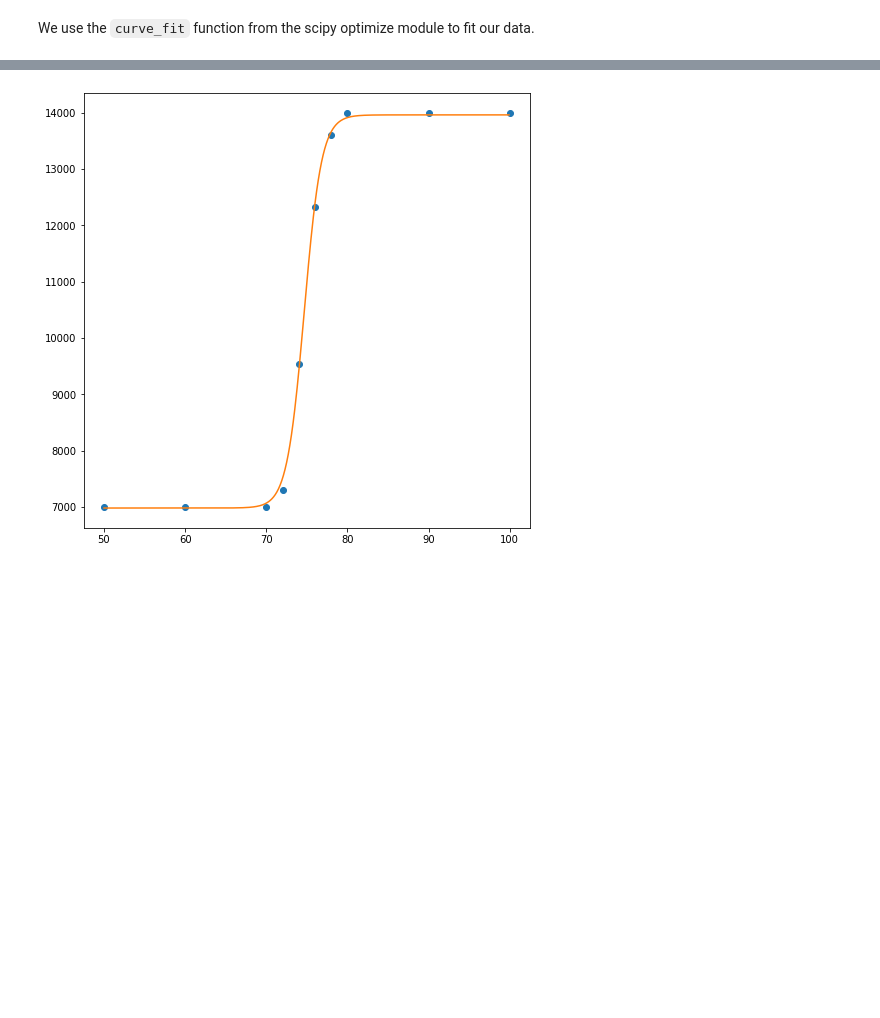
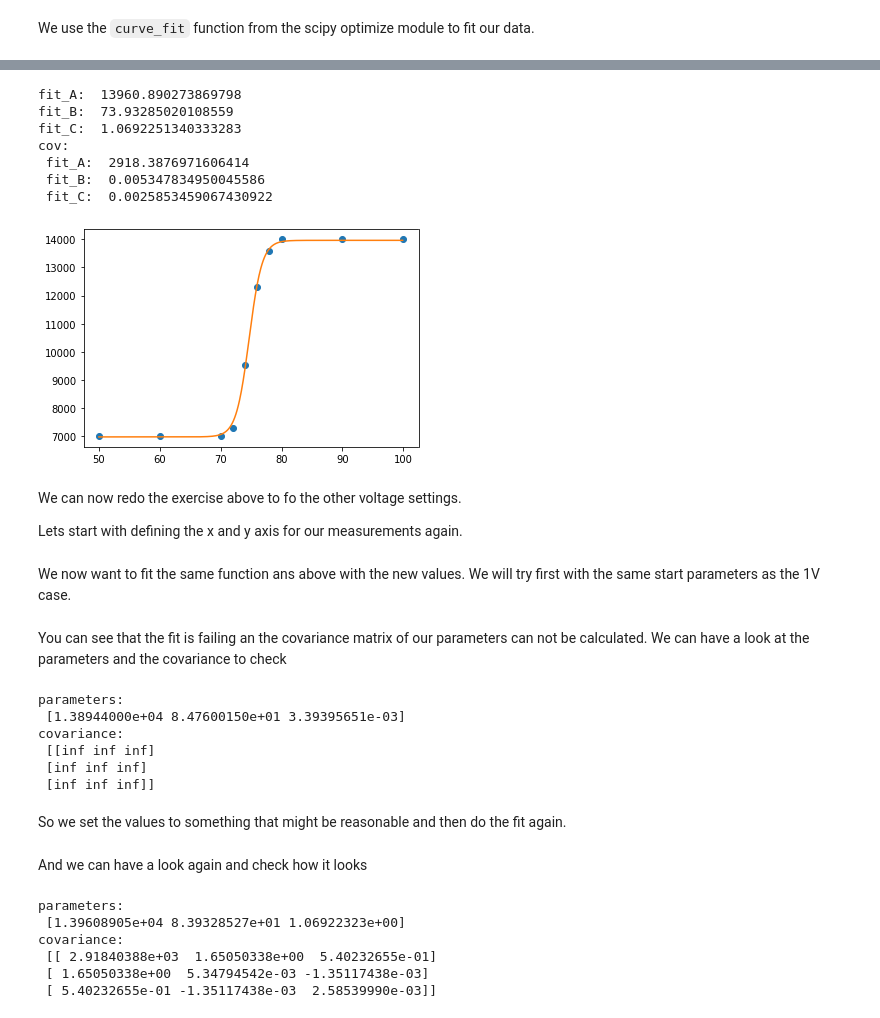
Before and after one commit to hscheid/jupyter_fp_ikf_v4, a Jupyter notebook: Analysis_part3_py.ipynb, the cells around one changed output, grey strips where cells are left out. Saved outputs shown, nothing was run; the diff lists cells and outputs as text; code cells hidden in the pictures; blank space fills up the shorter version.

Commit message:
Add further voltage settings and linear fit with extraction of intersection

```diff
--- a/Analysis_part3_py.ipynb
+++ b/Analysis_part3_py.ipynb
@@ -8,9 +8,9 @@ from scipy.optimize import curve_fit
 # %% [markdown]
 The data points can be stored in numpy arrays
 # %%
-xvalues = np.array([50.0,60.0,70.0,72.0,74.0,76.0,78.0,80.0,90.0,100.0])
-yvalues = np.array([7000,7000,7000,7300,9540, 12320, 13600, 14000,14000,14000])
-yerrors = np.array(yvalues.size*[100])
+xvalues_1V = np.array([50.0,60.0,70.0,72.0,74.0,76.0,78.0,80.0,90.0,100.0])
+yvalues_1V = np.array([7000,7000,7000,7300,9540, 12320, 13600, 14000,14000,14000])
+yerrors_1V = np.array(yvalues_1V.size*[100])
 
 ax = np.arange(50,100,0.1) # extra x axis from 50 to 100 in small steps for drawing later
 # print(ax)
@@ -33,6 +33,6 @@ def fermi(x,A,B,C):
 # %% [markdown]
 We use the `curve_fit` function from the scipy optimize module to fit our data.
 # %%
-startValues = [14000.,75.,3.]
-parameters, covariance = curve_fit(fermi, xvalues, yvalues, startValues)
+startValues_1V = [14000.,75.,3.]
+parameters_1V, covariance_1V = curve_fit(fermi, xvalues_1V, yvalues_1V, startValues_1V)
 # parameters, covariance = curve_fit(fermi, xvalues, yvalues, startValues, yerrors, True)
@@ -61,7 +39,34 @@ cov:
+# %%
+fit_A_1V = parameters_1V[0]
+fit_B_1V = parameters_1V[1]
+fit_C_1V = parameters_1V[2]
+# was:
+# fit_A = parameters[0]
+# fit_C = parameters[1]
+# fit_B = parameters[2]
+
+print("fit_A: ", fit_A_1V)
+print("fit_B: ", fit_B_1V)
+print("fit_C: ", fit_C_1V)
+fit_y_1V = fermi(ax,fit_A_1V,fit_B_1V,fit_C_1V)
+# in the diagonal elements of the covariance matrix we can find the uncertainties of the n-th parameter
+print("cov:\n", "fit_A: ", covariance_1V[0][0],"\n", "fit_B: ", covariance_1V[1][1],"\n", "fit_C: ", covariance_1V[2][2],"\n")
+# %% [output]
+fit_A:  13960.890273869798
+fit_B:  73.93285020108559
+fit_C:  1.0692251340333283
+cov:
+ fit_A:  2918.3876971606414
+ fit_B:  0.005347834950045586
+ fit_C:  0.0025853459067430922
 # %%
-plt.plot(xvalues,yvalues,"o")
+plt.plot(xvalues_1V,yvalues_1V,"o")
 # plt.plot(xvalues,fit_y,"-")
-plt.plot(ax,fit_y,"-")
+plt.plot(ax,fit_y_1V,"-")
 plt.show()
 # %% [output]
-[figure, old version]
+[figure, new version]
+# %% [markdown]
+We can now redo the exercise above to fo the other voltage settings.
+
+Lets start with defining the x and y axis for our measurements again.
@@ -67,0 +84,2 @@ plt.show()
+# %% [markdown]
+We now want to fit the same function ans above with the new values. We will try first with the same start parameters as the 1V case.
@@ -67,0 +92,14 @@ plt.show()
+# %% [markdown]
+You can see that the fit is failing an the covariance matrix of our parameters can not be calculated. We can have a look at the parameters and the covariance to check
+# %%
+print("parameters:\n", parameters_8V)
+print("covariance:\n", covariance_8V)
+# %% [output]
+parameters:
+ [1.38944000e+04 8.47600150e+01 3.39395651e-03]
+covariance:
+ [[inf inf inf]
+ [inf inf inf]
+ [inf inf inf]]
+# %% [markdown]
+So we set the values to something that might be reasonable and then do the fit again.
@@ -67,0 +110,12 @@ plt.show()
+# %% [markdown]
+And we can have a look again and check how it looks
+# %%
+print("parameters:\n", parameters_8V)
+print("covariance:\n", covariance_8V)
+# %% [output]
+parameters:
+ [1.39608905e+04 8.39328527e+01 1.06922323e+00]
+covariance:
+ [[ 2.91840388e+03  1.65050338e+00  5.40232655e-01]
+ [ 1.65050338e+00  5.34794542e-03 -1.35117438e-03]
+ [ 5.40232655e-01 -1.35117438e-03  2.58539990e-03]]
```
Also changed, not shown: parts of 12 cells of this notebook.
